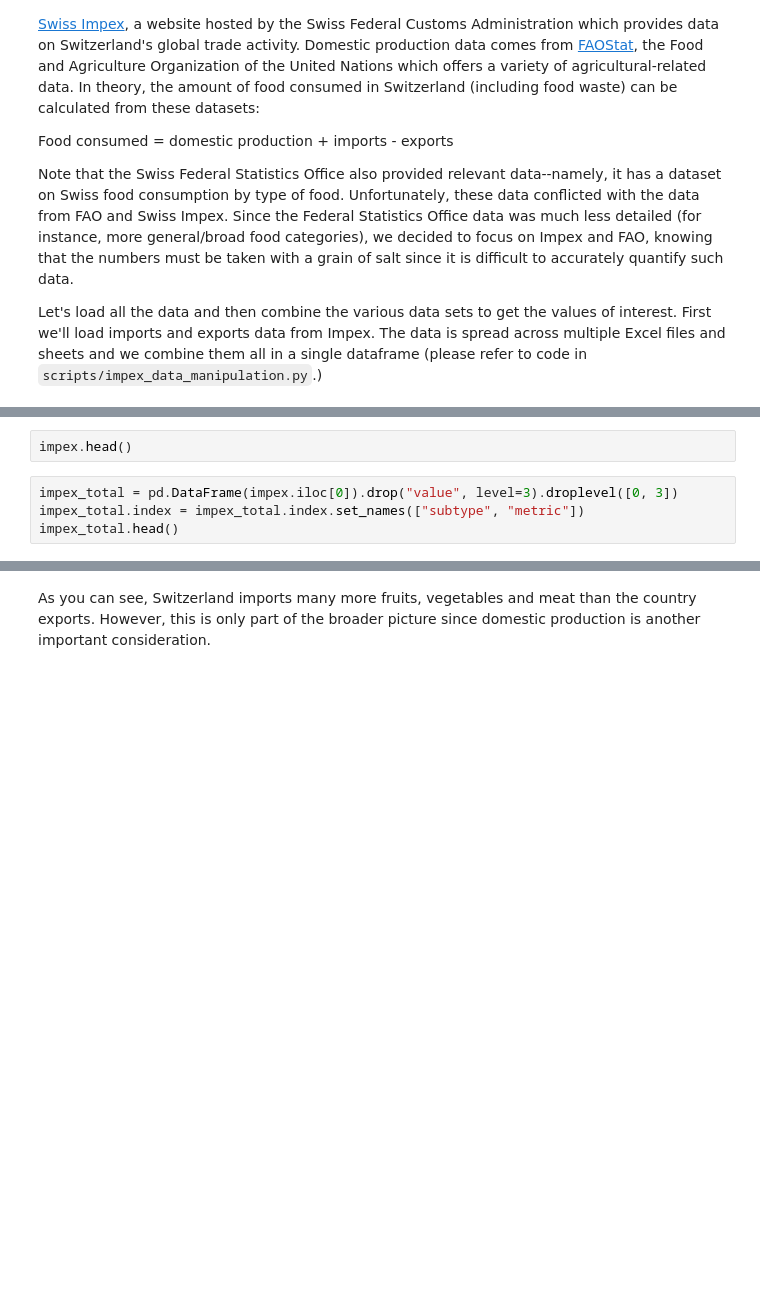
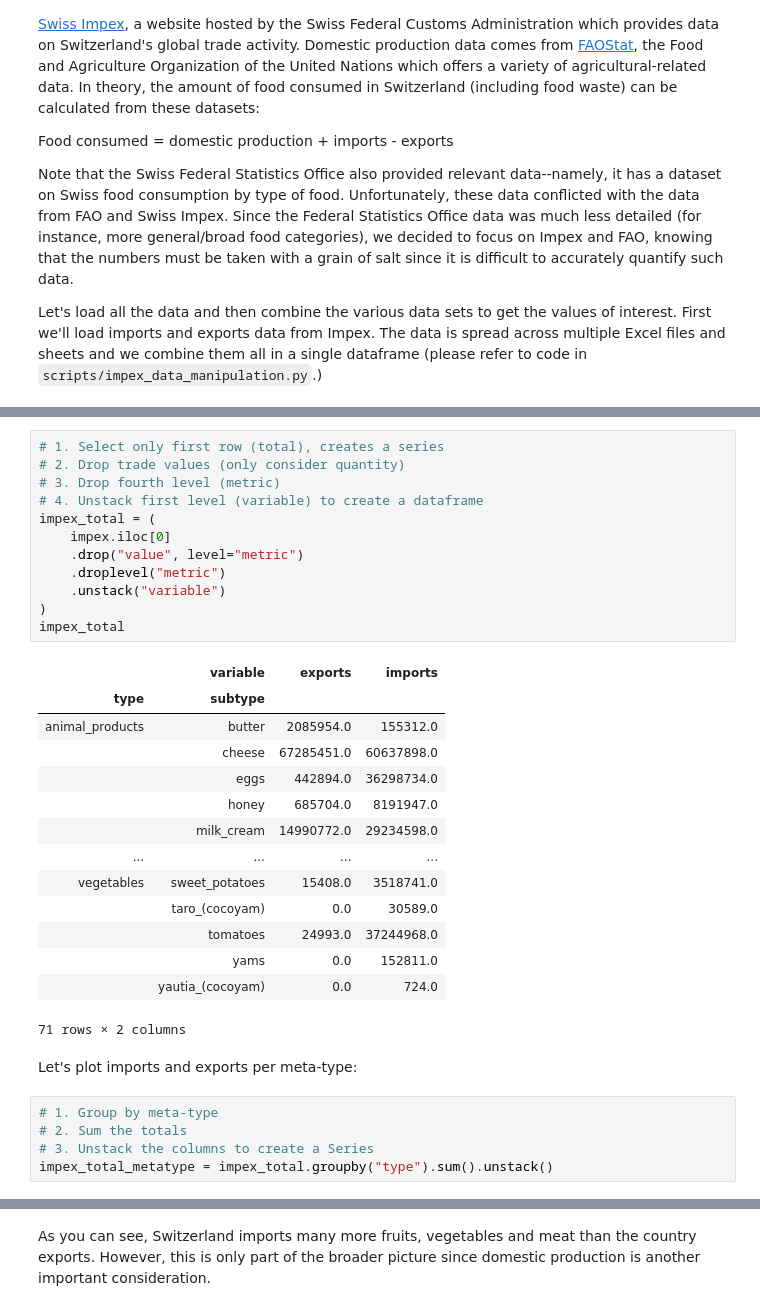
Before and after one commit to valentinoli/ada-2019-project-adagio, a Jupyter notebook: src/project.ipynb, the cells around one changed output, grey strips where cells are left out. Drawn from its saved outputs; the diff is of its cells as text; blank space fills up the shorter version.

```diff
--- a/src/project.ipynb
+++ b/src/project.ipynb
@@ -41,6 +55,34 @@ impex = load_impex()
-# %%
-impex.head()
-# %%
-impex_total = pd.DataFrame(impex.iloc[0]).drop("value", level=3).droplevel([0, 3])
-impex_total.index = impex_total.index.set_names(["subtype", "metric"])
-impex_total.head()
+# %%
+# 1. Select only first row (total), creates a series
+# 2. Drop trade values (only consider quantity)
+# 3. Drop fourth level (metric)
+# 4. Unstack first level (variable) to create a dataframe
+impex_total = (
+    impex.iloc[0]
+    .drop("value", level="metric")
+    .droplevel("metric")
+    .unstack("variable")
+)
+impex_total
+# %% [output]
+|  | variable | exports | imports |
+| type | subtype |  |  |
+| animal_products | butter | 2085954.0 | 155312.0 |
+|  | cheese | 67285451.0 | 60637898.0 |
+|  | eggs | 442894.0 | 36298734.0 |
+|  | honey | 685704.0 | 8191947.0 |
+|  | milk_cream | 14990772.0 | 29234598.0 |
+| ... | ... | ... | ... |
+| vegetables | sweet_potatoes | 15408.0 | 3518741.0 |
+|  | taro_(cocoyam) | 0.0 | 30589.0 |
+|  | tomatoes | 24993.0 | 37244968.0 |
+|  | yams | 0.0 | 152811.0 |
+|  | yautia_(cocoyam) | 0.0 | 724.0 |
+71 rows × 2 columns
+# %% [markdown]
+Let's plot imports and exports per meta-type:
+# %%
+# 1. Group by meta-type
+# 2. Sum the totals
+# 3. Unstack the columns to create a Series
+impex_total_metatype = impex_total.groupby("type").sum().unstack()
```
Also changed, not shown: parts of 15 cells of this notebook, 2 other files.
